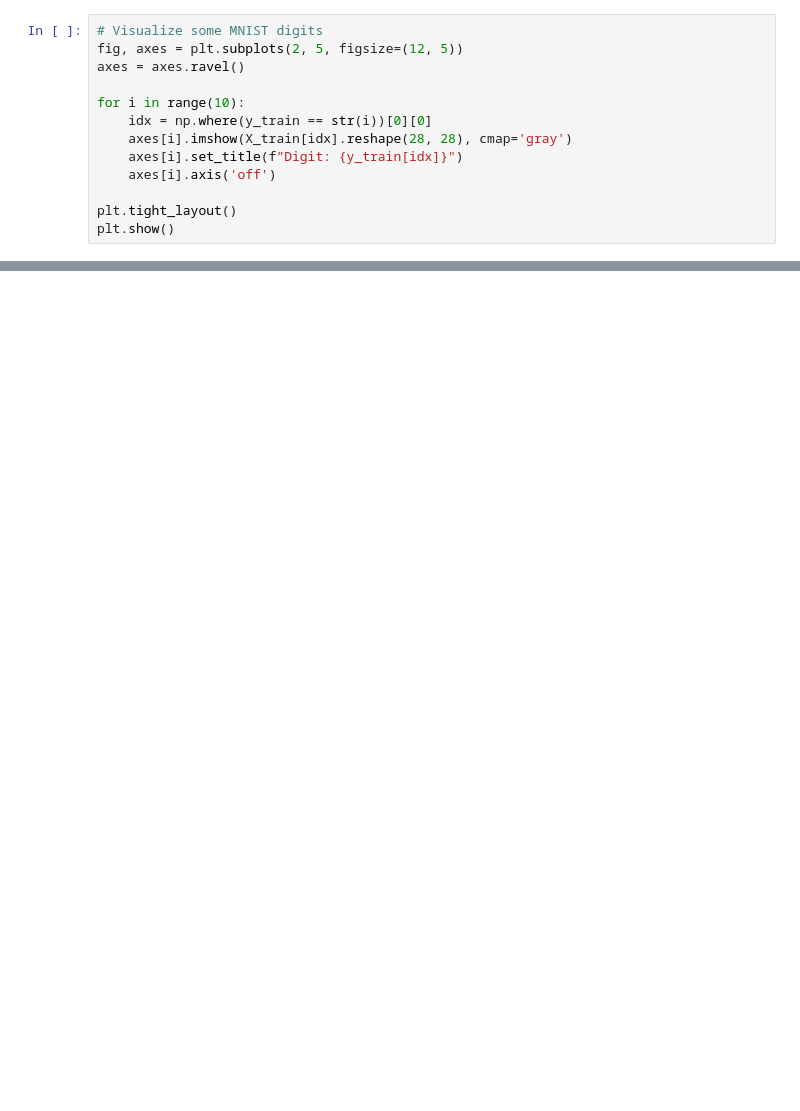
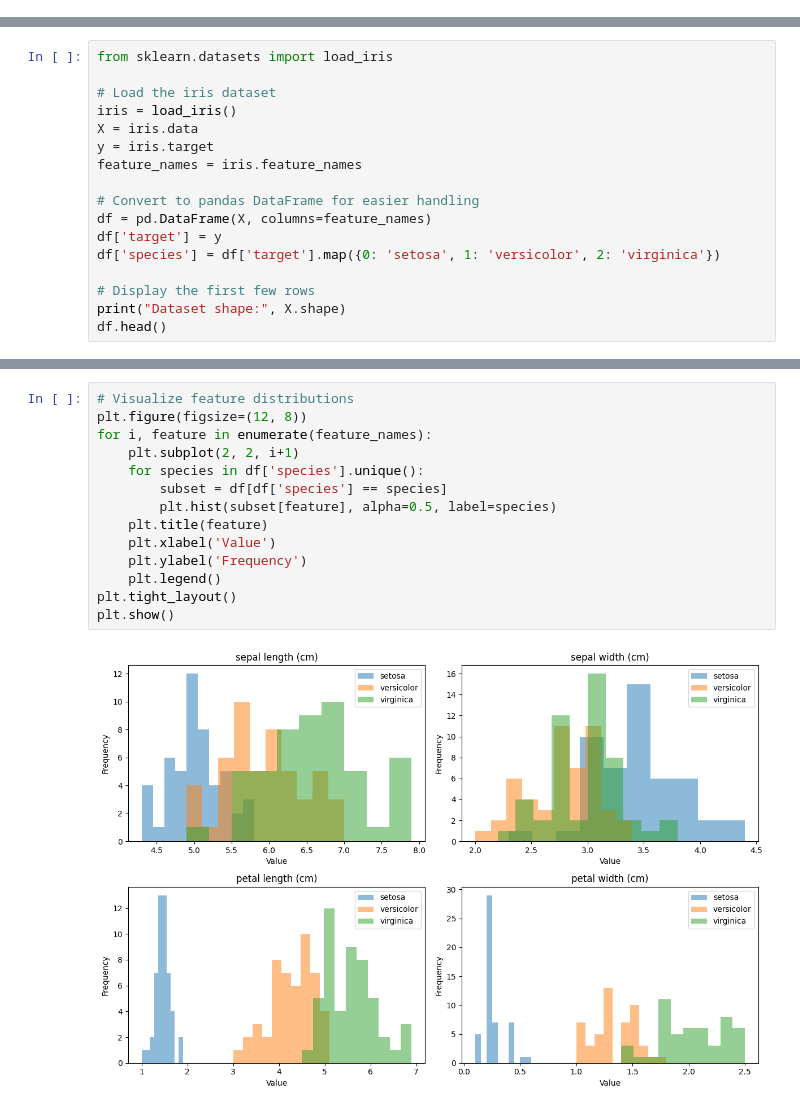
Before and after one commit to shaiful019/MachineLearningWithPython, a Jupyter notebook: Sessions/Day17/PCA.ipynb, the cells around one changed output, grey strips where cells are left out. Saved outputs shown, nothing was run; the diff lists cells and outputs as text; blank space fills up the shorter version.

```diff
--- a/Sessions/Day17/PCA.ipynb
+++ b/Sessions/Day17/PCA.ipynb
@@ -319,13 +0,0 @@ print(f"Each image is a vector of length 784 (28x28 pixels)")
-# %%
-# Visualize some MNIST digits
-fig, axes = plt.subplots(2, 5, figsize=(12, 5))
-axes = axes.ravel()
-
-for i in range(10):
-    idx = np.where(y_train == str(i))[0][0]
-    axes[i].imshow(X_train[idx].reshape(28, 28), cmap='gray')
-    axes[i].set_title(f"Digit: {y_train[idx]}")
-    axes[i].axis('off')
-
-plt.tight_layout()
-plt.show()
@@ -590,0 +129,17 @@ Remember, while PCA is excellent for many applications, it's always important to
+# %%
+from sklearn.datasets import load_iris
+
+# Load the iris dataset
+iris = load_iris()
+X = iris.data
+y = iris.target
+feature_names = iris.feature_names
+
+# Convert to pandas DataFrame for easier handling
+df = pd.DataFrame(X, columns=feature_names)
+df['target'] = y
+df['species'] = df['target'].map({0: 'setosa', 1: 'versicolor', 2: 'virginica'})
+
+# Display the first few rows
+print("Dataset shape:", X.shape)
+df.head()
@@ -590,0 +154,16 @@ Remember, while PCA is excellent for many applications, it's always important to
+# %%
+# Visualize feature distributions
+plt.figure(figsize=(12, 8))
+for i, feature in enumerate(feature_names):
+    plt.subplot(2, 2, i+1)
+    for species in df['species'].unique():
+        subset = df[df['species'] == species]
+        plt.hist(subset[feature], alpha=0.5, label=species)
+    plt.title(feature)
+    plt.xlabel('Value')
+    plt.ylabel('Frequency')
+    plt.legend()
+plt.tight_layout()
+plt.show()
+# %% [output]
+[figure, added]
```
Also changed, not shown: parts of 62 cells of this notebook.
